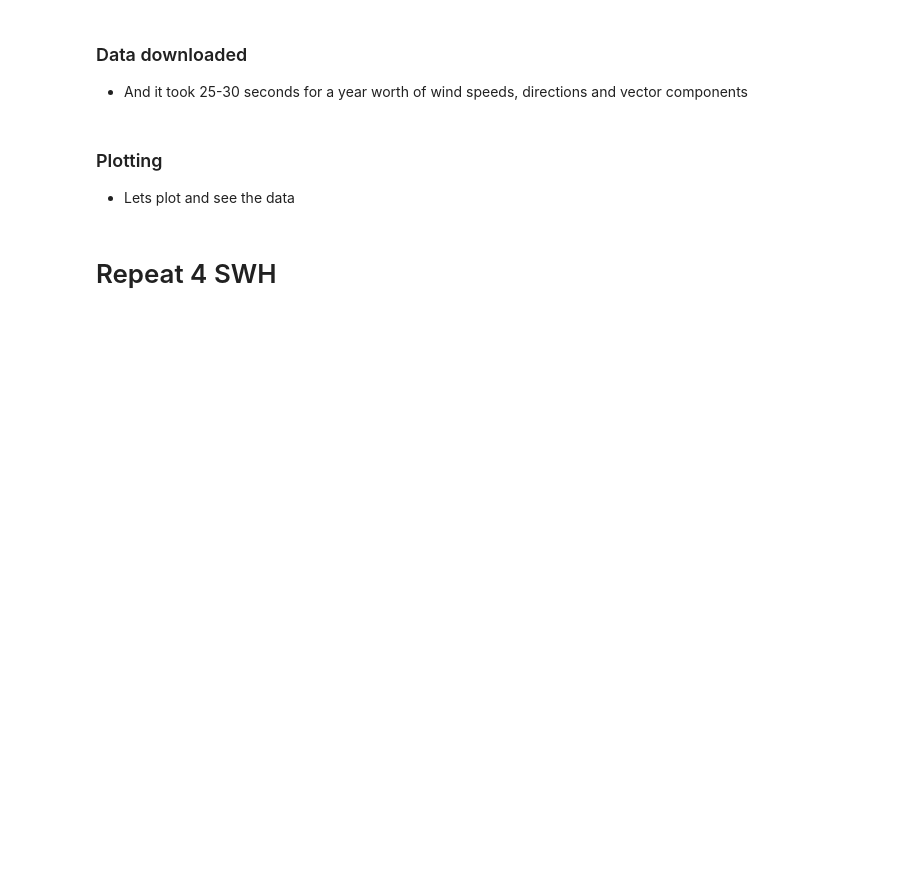
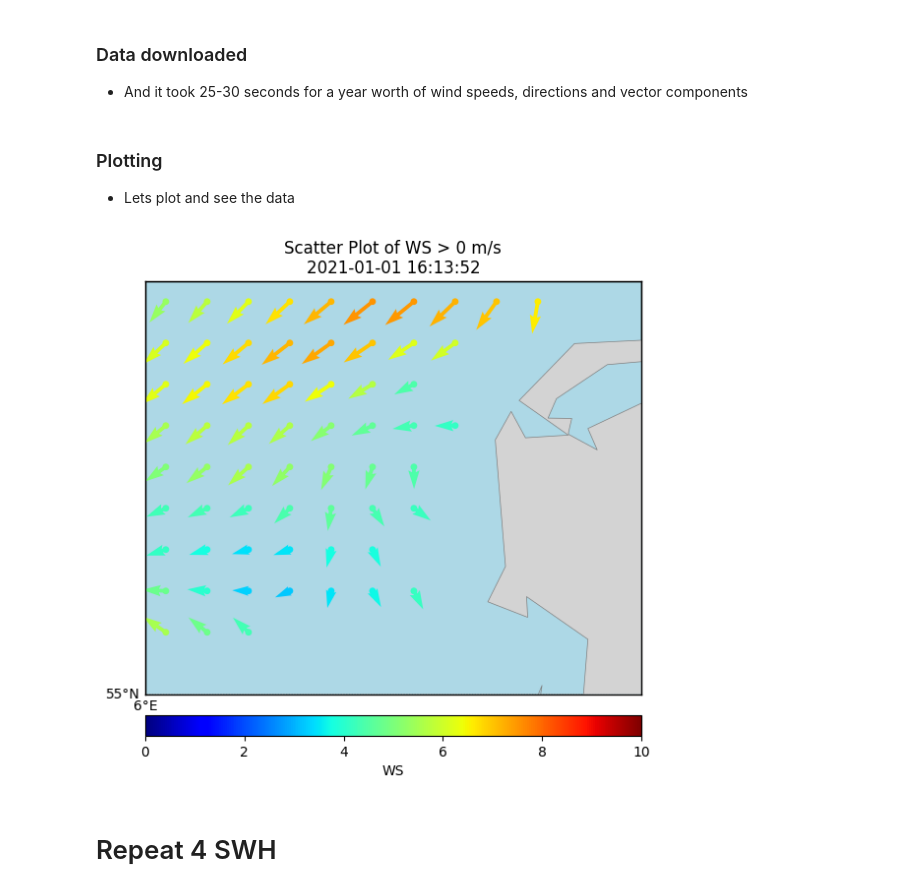
Before and after one commit to Rasmusiwersen/watobs, a Jupyter notebook: notebooks/CMEMS_Scatterometry_Data.ipynb, the cells around one changed output. Drawn from its saved outputs; the diff is of its cells as text; code cells hidden in the pictures; blank space fills up the shorter version.

```diff
--- a/notebooks/CMEMS_Scatterometry_Data.ipynb
+++ b/notebooks/CMEMS_Scatterometry_Data.ipynb
@@ -26,5 +26,6 @@ Options are currently:
 
 Ideally there would be a better way to specify this in the future
 # %%
-repo = CMEMSSatObsRepository("WIND_GLO_PHY_L3_NRT_012_002")
+# repo = CMEMSSatObsRepository("WIND_GLO_PHY_L3_NRT_012_002")
+repo = CMEMSSatObsRepository(dataset_id='cmems_obs-wind_glo_phy_nrt_l3-hy2b-hscat-asc-0.25deg_P1D-i')
 # %% [output]
@@ -45,10 +57,11 @@ datasets.head()
 - In this case, i am interested in data from 2019 only
 - In addition i want to see data in the North Sea west of the Danish coastline
 # %%
-dataset = repo.dataset_ids[0]
+
+
 
 start_time="2021-01-01"
-end_time="2021-12-31"
+end_time="2021-01-31"
 
 lon_min = 6
 lon_max = 9
@@ -57,8 +70,8 @@ lat_max = 57.5
 
 area = f"bbox={lon_min},{lat_min},{lon_max},{lat_max}"
 # %%
-df = repo.get_satobs_data(
-    dataset_id=dataset, # we can disable this comment to download one dataset at a time
+data = repo.get_satobs_data(
+   #dataset_id=dataset, # we can disable this comment to download one dataset at a time
     start_time=start_time,
     end_time=end_time,
     area=area,
@@ -73,6 +94,7 @@ df.head()
 - Lets plot and see the data
 # %%
 # Subset
+df = data.df
 timestep_2_plot = df.index.unique()[1]
 df_subset = df.loc[df.index.unique()[1]]
 
@@ -93,32 +115,34 @@ m = Basemap(projection='cyl',
 # Draw map features
 m.drawcoastlines(color='gray', linewidth=0.5)
 m.fillcontinents(color='lightgray', lake_color='lightblue')
 m.drawmapboundary(fill_color='lightblue')
 
 # Draw parallels and meridians
 m.drawparallels(np.arange(lat_min, lat_max + dxm, dxm),
                 labels=[1, 0, 0, 0], linewidth=0.5, color='lightgray', dashes=[2, 2])
 m.drawmeridians(np.arange(lon_min, lon_max + dxm, dxm),
                 labels=[0, 0, 0, 1], linewidth=0.5, color='lightgray', dashes=[2, 2])
 
 # Prepare coordinates
 x, y = m(df_subset['longitude'].values, df_subset['latitude'].values)
 
 # Scatter plot with alpha mask
 cs = m.scatter(x, y, c=df_subset['WS'], s=15, marker='o',
     cmap=plt.cm.jet, vmin=0, vmax=10)
 
 # Vector plot of wind direction
 u = df_subset['WS'] * np.cos(np.radians(df_subset['WD']))
 v = df_subset['WS'] * np.sin(np.radians(df_subset['WD']))
 norm = plt.Normalize(vmin=0, vmax=10)
 m.quiver(x, y, u, v, df_subset['WS'], scale=100,  cmap=plt.cm.jet, norm=norm)
 
 # Colorbar
 cbar = m.colorbar(cs, location='bottom', pad="5%")
 cbar.set_label('WS')
 
 plt.title(f'Scatter Plot of WS > 0 m/s\n{timestep_2_plot}')
 plt.show()
+# %% [output]
+[figure, added]
 # %% [markdown]
 # Repeat 4 SWH
```
Also changed, not shown: parts of 16 cells of this notebook, 1 other file.
